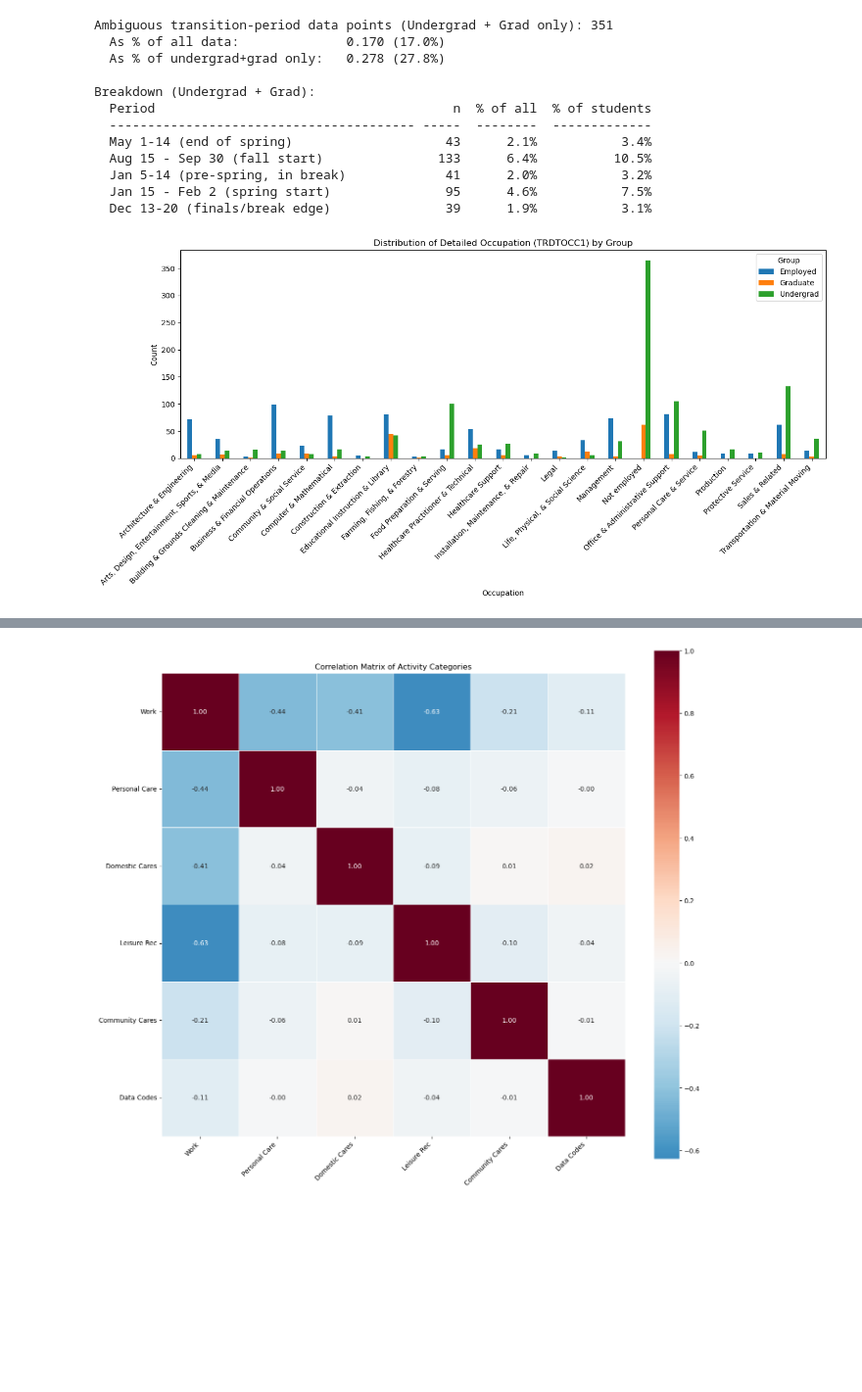
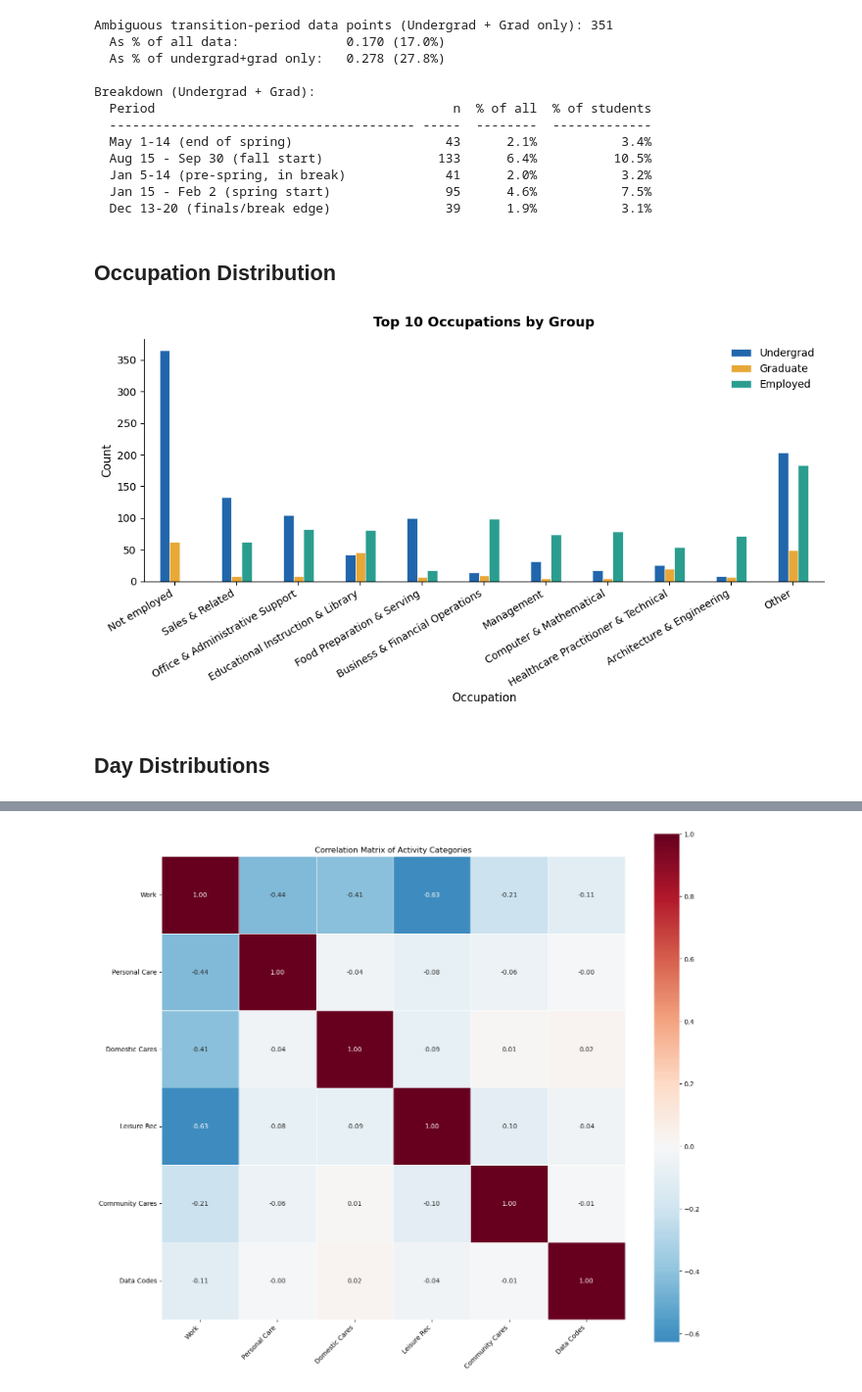
Before and after one commit to alisha-li/ATUS-Analysis, a Jupyter notebook: notebooks/atus_modeling.ipynb, the cells around one changed output, grey strips where cells are left out. Shown at 98% size. Drawn from its saved outputs; the diff is of its cells as text; code cells hidden in the pictures; blank space fills up the shorter version.

Commit message:
adding more visuals

```diff
--- a/notebooks/atus_modeling.ipynb
+++ b/notebooks/atus_modeling.ipynb
@@ -336,53 +335,58 @@ Breakdown (Undergrad + Grad):
   Jan 5-14 (pre-spring, in break)             41      2.0%           3.2%
   Jan 15 - Feb 2 (spring start)               95      4.6%           7.5%
   Dec 13-20 (finals/break edge)               39      1.9%           3.1%
+# %% [markdown]
+## Occupation Distribution
 # %%
 import matplotlib.pyplot as plt
-import seaborn as sns
 
 # Detailed occupation code labels (TRDTOCC1)
 occ_detail_labels = {
-    -1: "Not employed",
-    1: "Management",
-    2: "Business & Financial Operations",
-    3: "Computer & Mathematical",
-    4: "Architecture & Engineering",
-    5: "Life, Physical, & Social Science",
-    6: "Community & Social Service",
-    7: "Legal",
-    8: "Educational Instruction & Library",
-    9: "Arts, Design, Entertainment, Sports, & Media",
-    10: "Healthcare Practitioner & Technical",
-    11: "Healthcare Support",
-    12: "Protective Service",
-    13: "Food Preparation & Serving",
-    14: "Building & Grounds Cleaning & Maintenance",
-    15: "Personal Care & Service",
-    16: "Sales & Related",
-    17: "Office & Administrative Support",
-    18: "Farming, Fishing, & Forestry",
-    19: "Construction & Extraction",
-    20: "Installation, Maintenance, & Repair",
-    21: "Production",
-    22: "Transportation & Material Moving"
+    -1: 'Not employed', 1: 'Management', 2: 'Business & Financial Operations',
+    3: 'Computer & Mathematical', 4: 'Architecture & Engineering',
+    5: 'Life, Physical, & Social Science', 6: 'Community & Social Service',
+    7: 'Legal', 8: 'Educational Instruction & Library',
+    9: 'Arts, Design, Entertainment, Sports, & Media',
+    10: 'Healthcare Practitioner & Technical', 11: 'Healthcare Support',
+    12: 'Protective Service', 13: 'Food Preparation & Serving',
+    14: 'Building & Grounds Cleaning & Maintenance', 15: 'Personal Care & Service',
+    16: 'Sales & Related', 17: 'Office & Administrative Support',
+    18: 'Farming, Fishing, & Forestry', 19: 'Construction & Extraction',
+    20: 'Installation, Maintenance, & Repair', 21: 'Production',
+    22: 'Transportation & Material Moving'
 }
 
-# Map codes to labels
 plot_df = final_df.copy()
-plot_df["Occupation"] = plot_df["TRDTOCC1"].map(occ_detail_labels).fillna("Unknown")
+plot_df['Occupation'] = plot_df['TRDTOCC1'].map(occ_detail_labels).fillna('Unknown')
 
-fig, ax = plt.subplots(figsize=(14, 7))
-occ_counts = plot_df.groupby(["group", "Occupation"]).size().unstack(fill_value=0)
-occ_counts.T.plot(kind="bar", ax=ax)
-ax.set_xlabel("Occupation")
-ax.set_ylabel("Count")
-ax.set_title("Distribution of Detailed Occupation (TRDTOCC1) by Group")
-ax.legend(title="Group")
-plt.xticks(rotation=45, ha="right")
+# Get top 5 occupations overall, collapse the rest into 'Other'
+top5 = plot_df['Occupation'].value_counts().head(10).index.tolist()
+plot_df['Occupation_grouped'] = plot_df['Occupation'].where(plot_df['Occupation'].isin(top5), 'Other')
+
+# Order: top 5 sorted by frequency, then Other at the end
+occ_order = top5 + ['Other']
+
+groups = ['Undergrad', 'Graduate', 'Employed']
+colors = ['#2166ac', '#e8a838', '#2a9d8f']
+
+# Pivot for grouped bar chart
+occ_counts = plot_df.groupby(['Occupation_grouped', 'group']).size().unstack(fill_value=0)
+occ_counts = occ_counts.loc[occ_order, groups]
+
+fig, ax = plt.subplots(figsize=(10, 5.5))
+occ_counts.plot(kind='bar', ax=ax, color=colors, edgecolor='white', linewidth=0.5)
+ax.set_xlabel('Occupation', fontsize=11)
+ax.set_ylabel('Count', fontsize=11)
+ax.set_title('Top 10 Occupations by Group', fontsize=13, fontweight='bold', pad=12)
+ax.legend(frameon=False, fontsize=10)
+ax.spines[['top', 'right']].set_visible(False)
+plt.xticks(rotation=30, ha='right')
 plt.tight_layout()
 plt.show()
 # %% [output]
-[figure, old version]
+[figure, new version]
+# %% [markdown]
+## Day Distributions
 # %%
 import matplotlib.pyplot as plt
 
```
Also changed, not shown: parts of 21 cells of this notebook.
